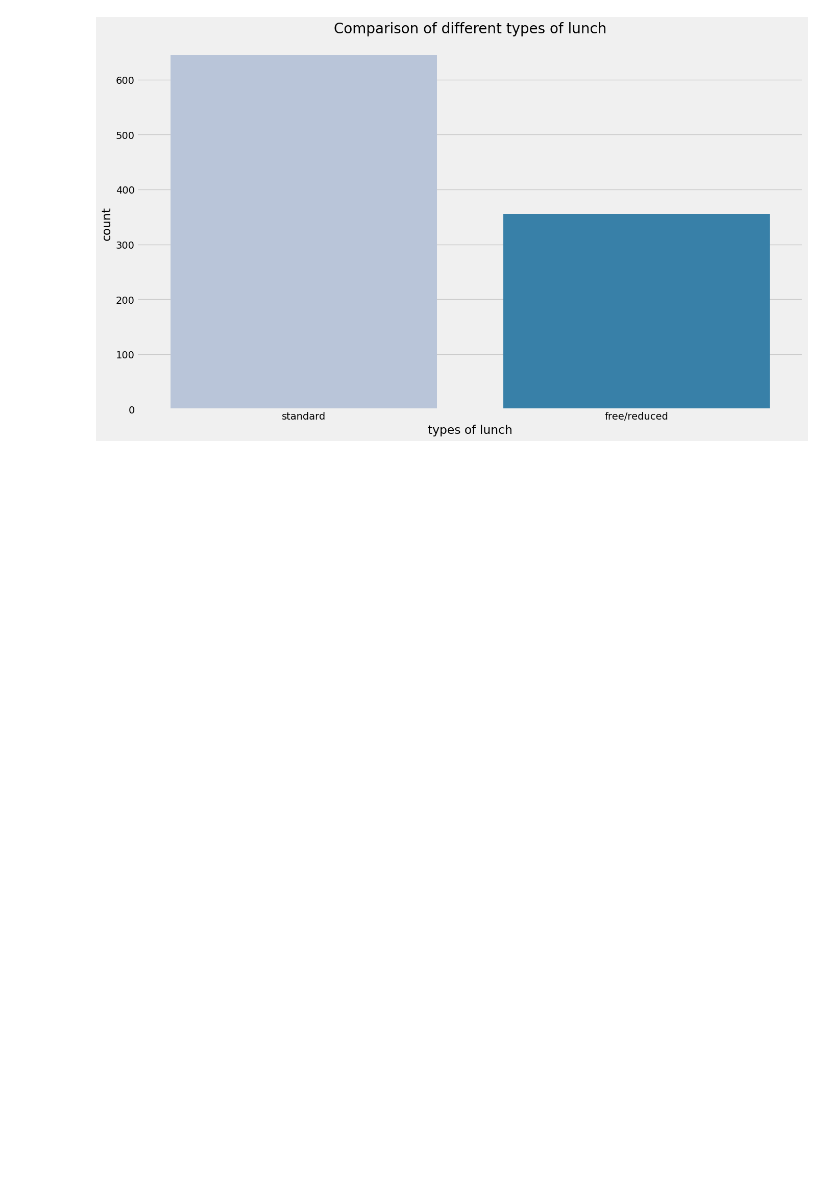
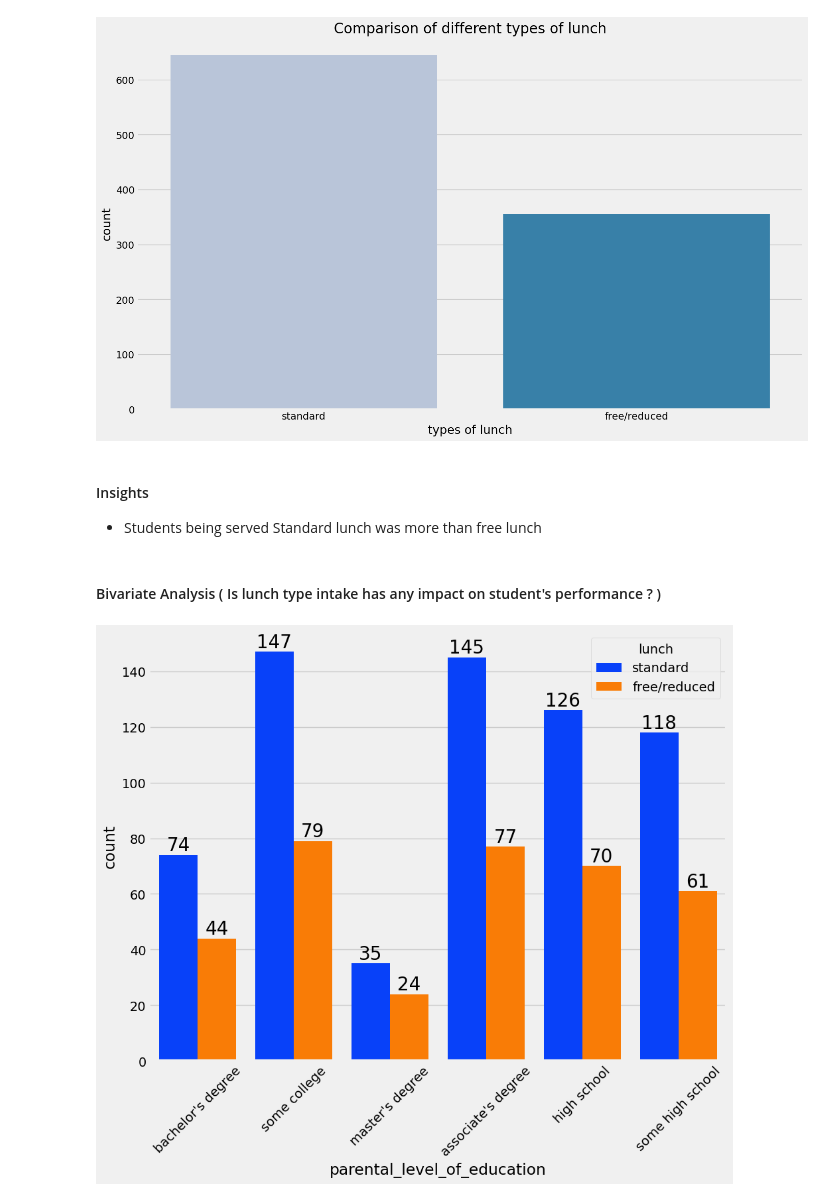
Before and after one commit to piyush8227/Student-Performance-Indicator-using-ML-Models, a Jupyter notebook: notebooks/data/eda student performance.ipynb, the cells around one changed output. Saved outputs shown, nothing was run; the diff lists cells and outputs as text; code cells hidden in the pictures; blank space fills up the shorter version.

```diff
--- a/notebooks/data/eda student performance.ipynb
+++ b/notebooks/data/eda student performance.ipynb
@@ -531,3 +531,17 @@ plt.ylabel('count')
 plt.show()
 # %% [output]
 [figure]
+# %% [markdown]
+#### Insights
+- Students being served Standard lunch was more than free lunch
+# %% [markdown]
+#### Bivariate Analysis (  Is lunch type intake has any impact on student's performance ? )
+# %%
+plt.figure(figsize=(10,8))
+sns.countplot(x=df['parental_level_of_education'],data=df,palette = 'bright',hue='lunch',saturation=0.95)
+plt.xticks(rotation=45)
+for container in plt.gca().containers:
+    plt.gca().bar_label(container, color='black', size=20)
+plt.show()
+# %% [output]
+[figure, added]
```
Also changed, not shown: parts of 14 cells of this notebook.
